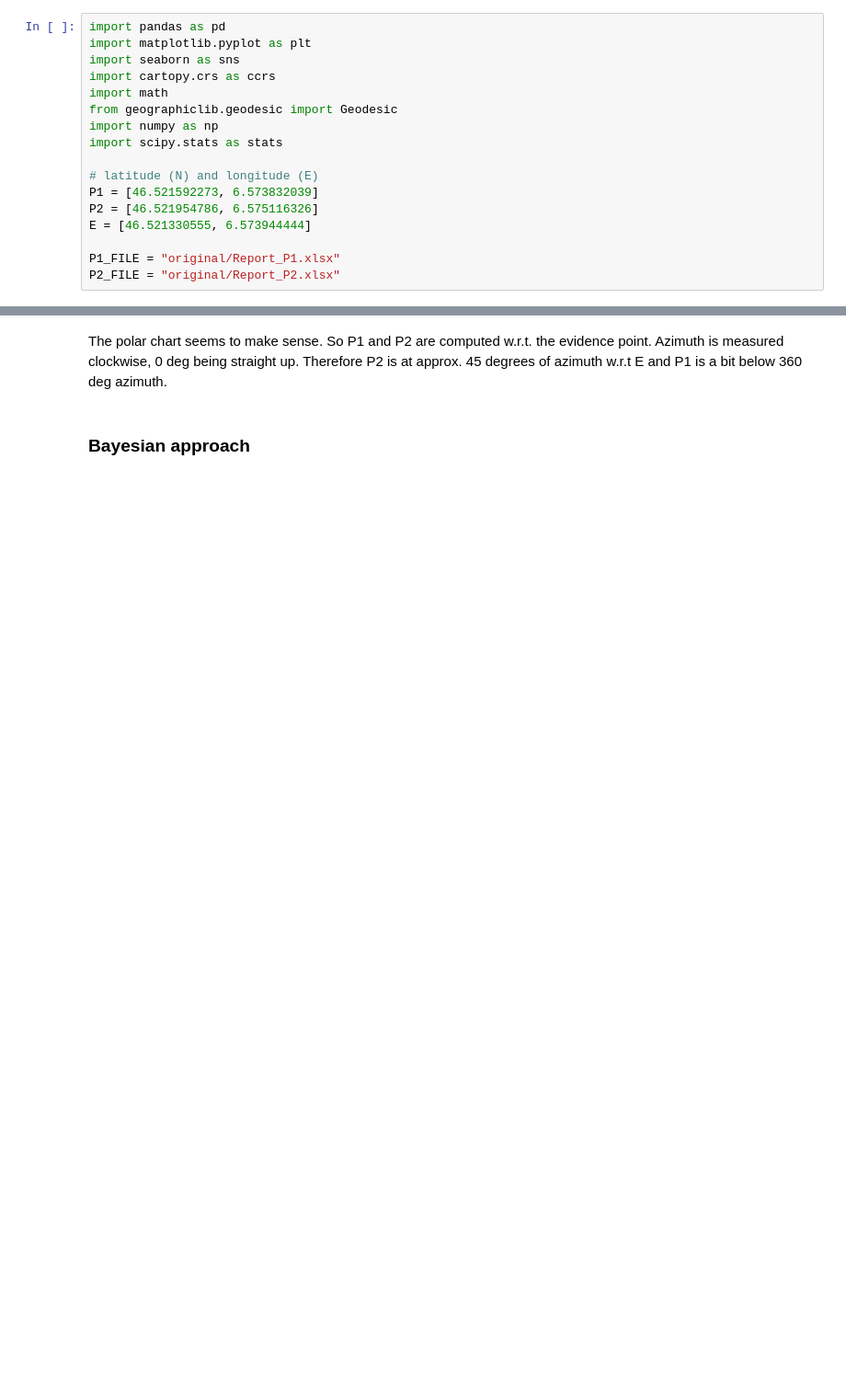
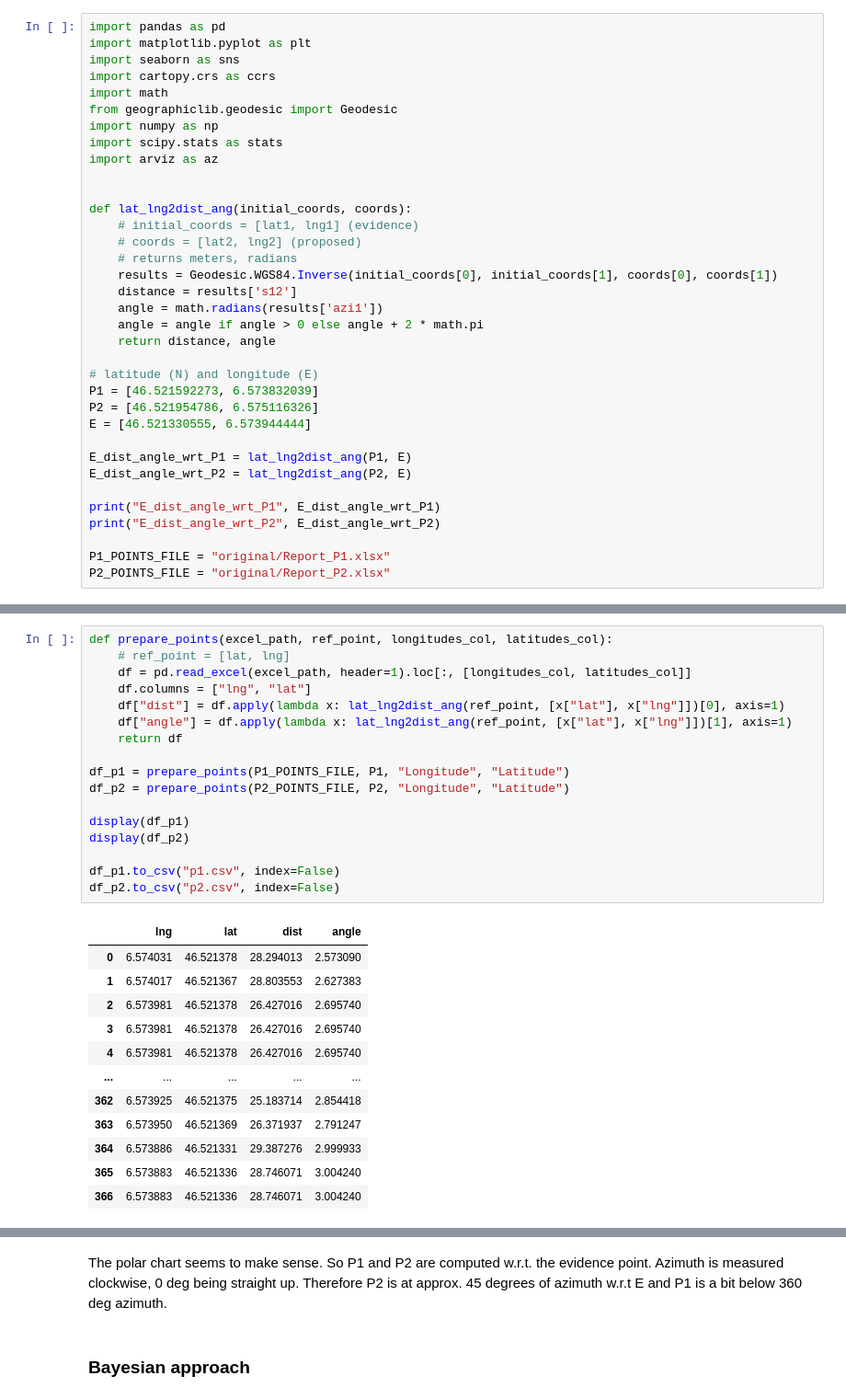
Before and after one commit to KlemenVovk/gps_evaluation, a Jupyter notebook: main.ipynb, the cells around one changed output, grey strips where cells are left out. Shown at 92% size. Saved outputs shown, nothing was run; the diff lists cells and outputs as text; blank space fills up the shorter version.

```diff
--- a/main.ipynb
+++ b/main.ipynb
@@ -7,11 +7,29 @@ import math
 from geographiclib.geodesic import Geodesic
 import numpy as np
 import scipy.stats as stats
+import arviz as az
+
+
+def lat_lng2dist_ang(initial_coords, coords):
+    # initial_coords = [lat1, lng1] (evidence)
+    # coords = [lat2, lng2] (proposed)
+    # returns meters, radians
+    results = Geodesic.WGS84.Inverse(initial_coords[0], initial_coords[1], coords[0], coords[1])
+    distance = results['s12']
+    angle = math.radians(results['azi1'])
+    angle = angle if angle > 0 else angle + 2 * math.pi
+    return distance, angle
 
 # latitude (N) and longitude (E)
 P1 = [46.521592273, 6.573832039]
 P2 = [46.521954786, 6.575116326]
 E = [46.521330555, 6.573944444]
 
-P1_FILE = "original/Report_P1.xlsx"
-P2_FILE = "original/Report_P2.xlsx"
+E_dist_angle_wrt_P1 = lat_lng2dist_ang(P1, E)
+E_dist_angle_wrt_P2 = lat_lng2dist_ang(P2, E)
+
+print("E_dist_angle_wrt_P1", E_dist_angle_wrt_P1)
+print("E_dist_angle_wrt_P2", E_dist_angle_wrt_P2)
+
+P1_POINTS_FILE = "original/Report_P1.xlsx"
+P2_POINTS_FILE = "original/Report_P2.xlsx"
@@ -79,0 +39,30 @@ E_dist_angle_wrt_P2 (113.5817863518005, 4.055162326777971)
+# %%
+def prepare_points(excel_path, ref_point, longitudes_col, latitudes_col):
+    # ref_point = [lat, lng]
+    df = pd.read_excel(excel_path, header=1).loc[:, [longitudes_col, latitudes_col]]
+    df.columns = ["lng", "lat"]
+    df["dist"] = df.apply(lambda x: lat_lng2dist_ang(ref_point, [x["lat"], x["lng"]])[0], axis=1)
+    df["angle"] = df.apply(lambda x: lat_lng2dist_ang(ref_point, [x["lat"], x["lng"]])[1], axis=1)
+    return df
+
+df_p1 = prepare_points(P1_POINTS_FILE, P1, "Longitude", "Latitude")
+df_p2 = prepare_points(P2_POINTS_FILE, P2, "Longitude", "Latitude")
+
+display(df_p1)
+display(df_p2)
+
+df_p1.to_csv("p1.csv", index=False)
+df_p2.to_csv("p2.csv", index=False)
+# %% [output]
+|  | lng | lat | dist | angle |
+| 0 | 6.574031 | 46.521378 | 28.294013 | 2.573090 |
+| 1 | 6.574017 | 46.521367 | 28.803553 | 2.627383 |
+| 2 | 6.573981 | 46.521378 | 26.427016 | 2.695740 |
+| 3 | 6.573981 | 46.521378 | 26.427016 | 2.695740 |
+| 4 | 6.573981 | 46.521378 | 26.427016 | 2.695740 |
+| ... | ... | ... | ... | ... |
+| 362 | 6.573925 | 46.521375 | 25.183714 | 2.854418 |
+| 363 | 6.573950 | 46.521369 | 26.371937 | 2.791247 |
+| 364 | 6.573886 | 46.521331 | 29.387276 | 2.999933 |
+| 365 | 6.573883 | 46.521336 | 28.746071 | 3.004240 |
+| 366 | 6.573883 | 46.521336 | 28.746071 | 3.004240 |
```
Also changed, not shown: parts of 14 cells of this notebook, 6 other files.
